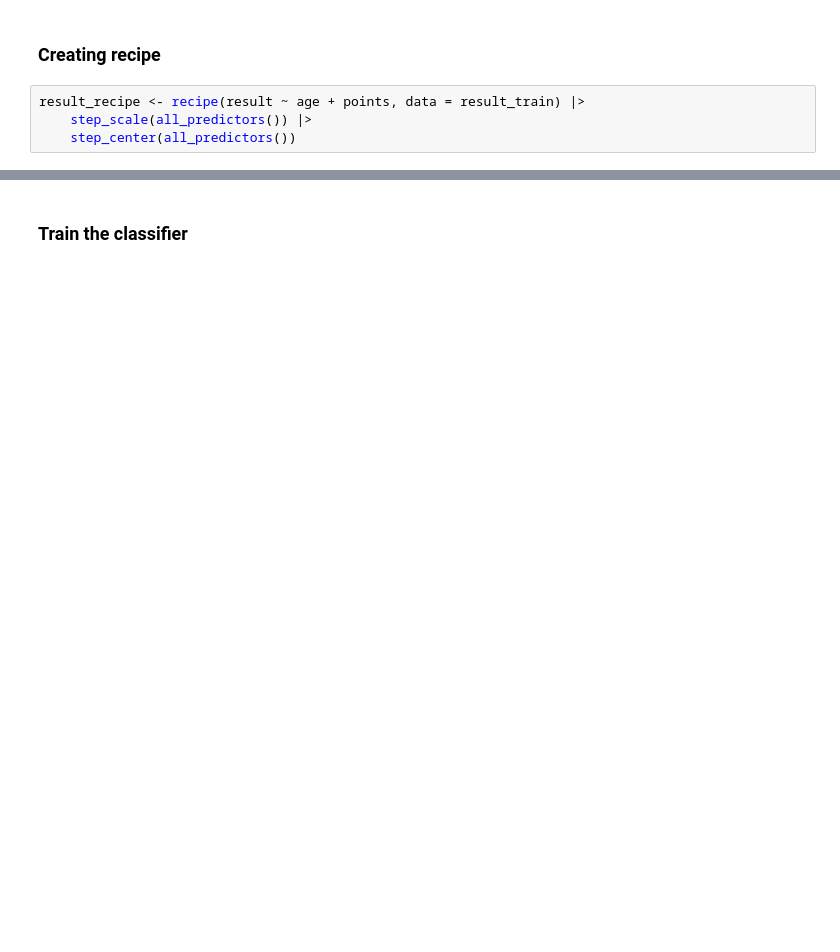
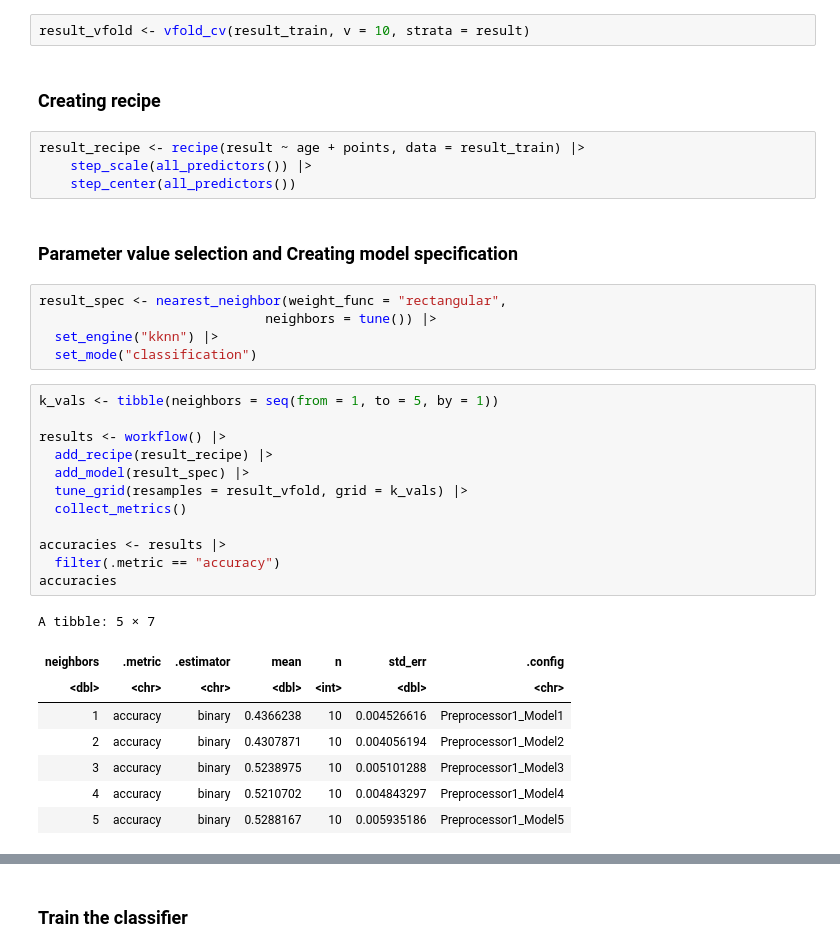
Before and after one commit to JianyiC/group54_work, a Jupyter notebook: proposal.ipynb, the cells around one changed output, grey strips where cells are left out. Drawn from its saved outputs; the diff is of its cells as text; blank space fills up the shorter version.

```diff
--- a/proposal.ipynb
+++ b/proposal.ipynb
@@ -214,6 +231,36 @@ Warning message:
+# %%
+result_vfold <- vfold_cv(result_train, v = 10, strata = result)
 # %% [markdown]
 ### Creating recipe
 # %%
 result_recipe <- recipe(result ~ age + points, data = result_train) |>
     step_scale(all_predictors()) |>
     step_center(all_predictors())
+# %% [markdown]
+### Parameter value selection and Creating model specification
+# %%
+result_spec <- nearest_neighbor(weight_func = "rectangular",
+                             neighbors = tune()) |>
+  set_engine("kknn") |>
+  set_mode("classification")
+# %%
+k_vals <- tibble(neighbors = seq(from = 1, to = 5, by = 1))
+
+results <- workflow() |>
+  add_recipe(result_recipe) |>
+  add_model(result_spec) |>
+  tune_grid(resamples = result_vfold, grid = k_vals) |>
+  collect_metrics()
+
+accuracies <- results |>
+  filter(.metric == "accuracy")
+accuracies
+# %% [output]
+A tibble: 5 × 7
+| neighbors | .metric | .estimator | mean | n | std_err | .config |
+| <dbl> | <chr> | <chr> | <dbl> | <int> | <dbl> | <chr> |
+| 1 | accuracy | binary | 0.4366238 | 10 | 0.004526616 | Preprocessor1_Model1 |
+| 2 | accuracy | binary | 0.4307871 | 10 | 0.004056194 | Preprocessor1_Model2 |
+| 3 | accuracy | binary | 0.5238975 | 10 | 0.005101288 | Preprocessor1_Model3 |
+| 4 | accuracy | binary | 0.5210702 | 10 | 0.004843297 | Preprocessor1_Model4 |
+| 5 | accuracy | binary | 0.5288167 | 10 | 0.005935186 | Preprocessor1_Model5 |
```
Also changed, not shown: parts of 7 cells of this notebook.
